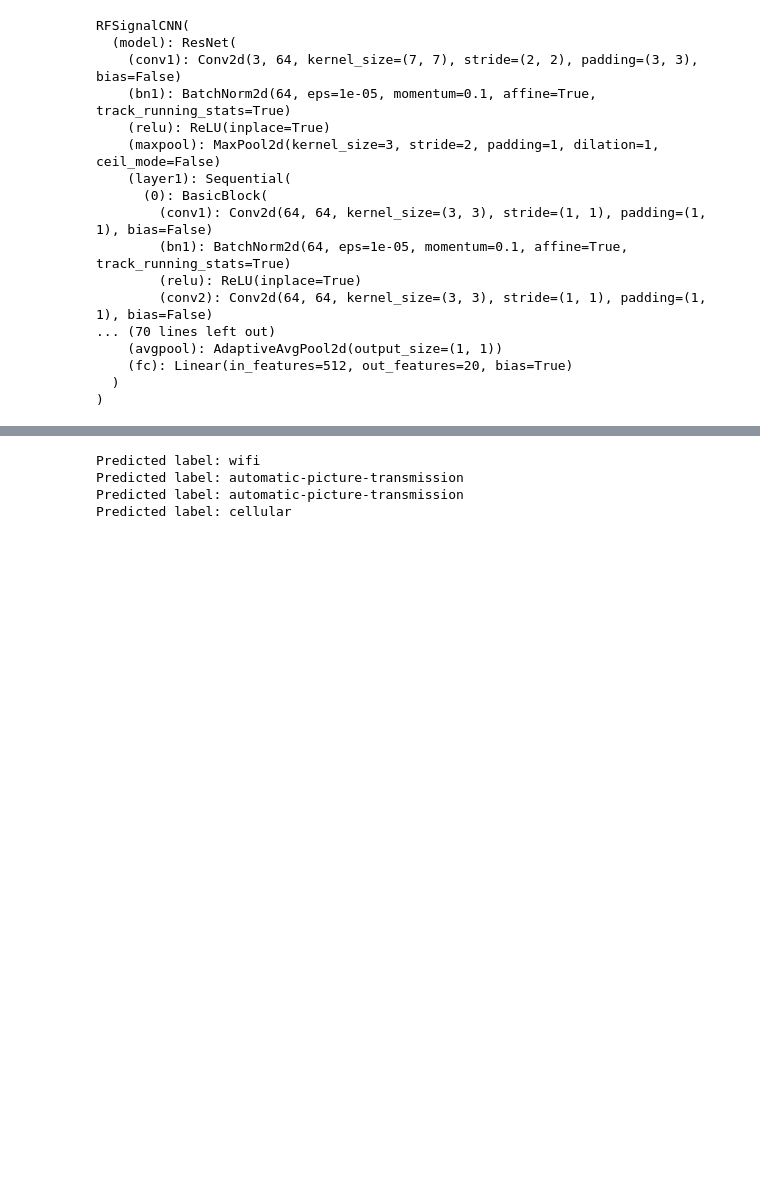
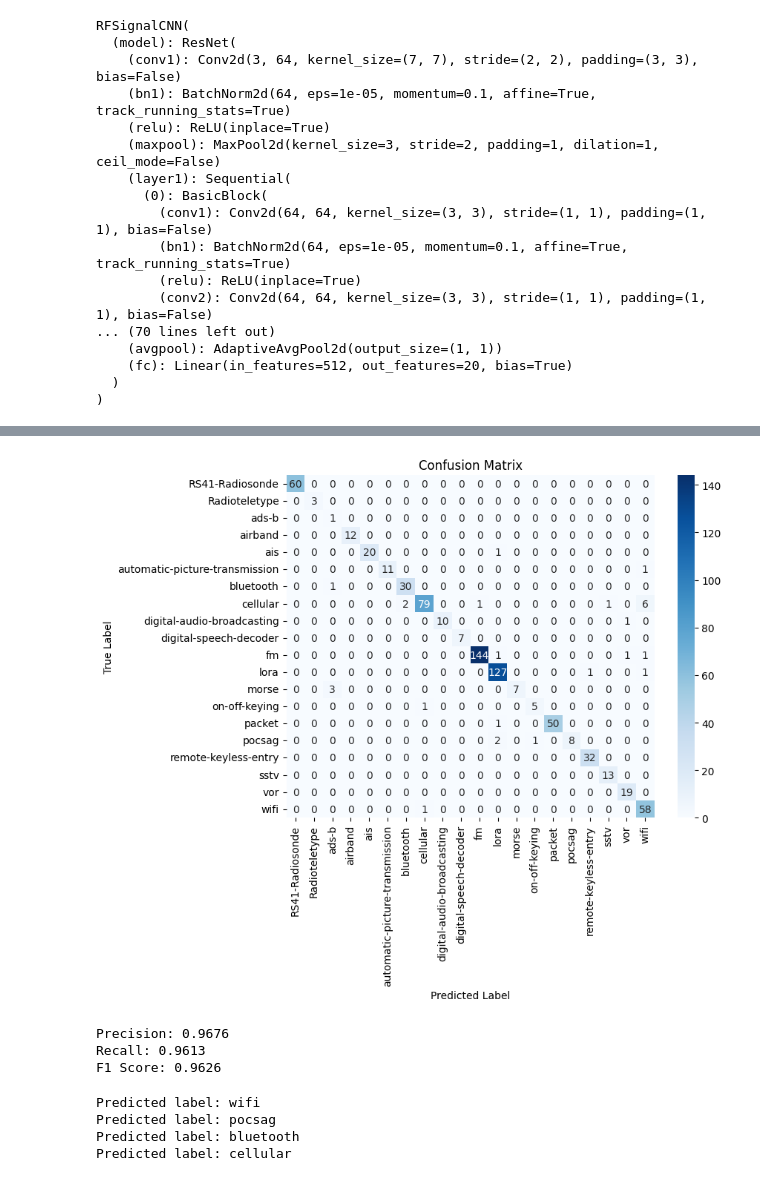
Before and after one commit to foongminwong/scripts, a Jupyter notebook: rf-signal-img-classification/rf-signal-img-classifier.ipynb, the cells around one changed output, grey strips where cells are left out. Cells and saved outputs as stored; diff of their text form; code cells hidden in the pictures; blank space fills up the shorter version.

Commit message:
Update notebook with more evaluation and metrics

```diff
--- a/rf-signal-img-classification/rf-signal-img-classifier.ipynb
+++ b/rf-signal-img-classification/rf-signal-img-classifier.ipynb
@@ -200,0 +284,36 @@ Test Accuracy: 95.17%
+# %%
+import torch
+import matplotlib.pyplot as plt
+import seaborn as sns
+from sklearn.metrics import confusion_matrix, ConfusionMatrixDisplay, precision_score, recall_score, f1_score
+
+model.eval()  # Set the model to evaluation mode
+all_preds = []
+all_labels = []
+
+with torch.no_grad():
+    for inputs, labels in test_loader:
+        inputs, labels = inputs.to(device), labels.to(device)
+        outputs = model(inputs)
+        _, preds = torch.max(outputs, 1)
+        all_preds.extend(preds.cpu().numpy()) # Move the predictions back to the CPU and convert them to NumPy arrays
+        all_labels.extend(labels.cpu().numpy()) # Move the labels back to the CPU and convert them to NumPy arrays
+
+# Map Predicted Labels to Class Names: Convert the numeric labels to their corresponding class names
+pred_class_names = [dataset.classes[pred] for pred in all_preds]
+true_class_names = [dataset.classes[label] for label in all_labels]
+
+# Compute confusion matrix - Provide a detailed breakdown of correct and incorrect predictions.
+cm = confusion_matrix(true_class_names, pred_class_names, labels=dataset.classes)
+# cm = confusion_matrix(all_labels, all_preds)
+
+# Plot confusion matrix using seaborn
+plt.figure(figsize=(8, 6))
+sns.heatmap(cm, annot=True, fmt='d', cmap="Blues", xticklabels=dataset.classes, yticklabels=dataset.classes)
+# sns.heatmap(cm, annot=True, fmt='d', cmap="Blues", xticklabels=range(len(cm)), yticklabels=range(len(cm)))
+plt.xlabel("Predicted Label")
+plt.ylabel("True Label")
+plt.title("Confusion Matrix")
+plt.show()
+# %% [output]
+[figure, added]
@@ -201,3 +324,16 @@ Test Accuracy: 95.17%
+# %%
+# Compute precision, recall, and F1 score
+precision = precision_score(true_class_names, pred_class_names, average='weighted', labels=dataset.classes)
+recall = recall_score(true_class_names, pred_class_names, average='weighted', labels=dataset.classes)
+f1 = f1_score(true_class_names, pred_class_names, average='weighted', labels=dataset.classes)
+
+print(f"Precision: {precision:.4f}") # Minimize FP - This means that 96.76% of the samples predicted as positive by the model are actually positive. A high precision indicates that the model has a low false positive rate.
+print(f"Recall: {recall:.4f}") # Minimize FN - This means that 96.13% of the actual positive samples are correctly identified by the model. A high recall indicates that the model has a low false negative rate.
+print(f"F1 Score: {f1:.4f}") # This indicates that your model has a good balance between precision and recall. An F1 score close to 1 indicates excellent model performance.
+# %% [output]
+Precision: 0.9676
+Recall: 0.9613
+F1 Score: 0.9626
 # %%
 # Predict a new image
 def predict_image(image_path, model, transform, class_names):
@@ -227,6 +363,6 @@ predicted_label = predict_image(new_image_path, model, transform, dataset.classe
 print(f"Predicted label: {predicted_label}")
 # %% [output]
 Predicted label: wifi
-Predicted label: automatic-picture-transmission
-Predicted label: automatic-picture-transmission
+Predicted label: pocsag
+Predicted label: bluetooth
 Predicted label: cellular
```
Also changed, not shown: parts of 10 cells of this notebook, 1 other file.
